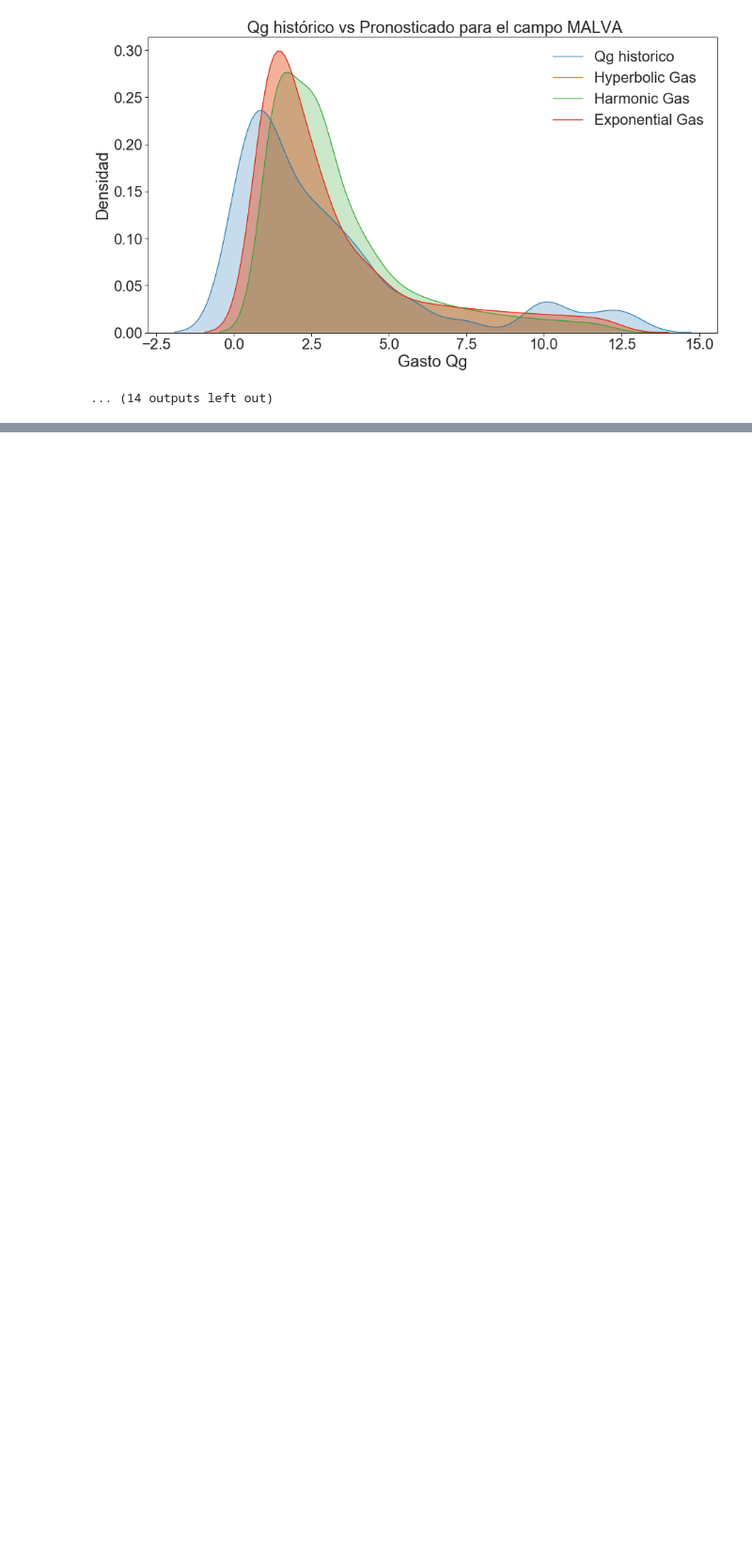
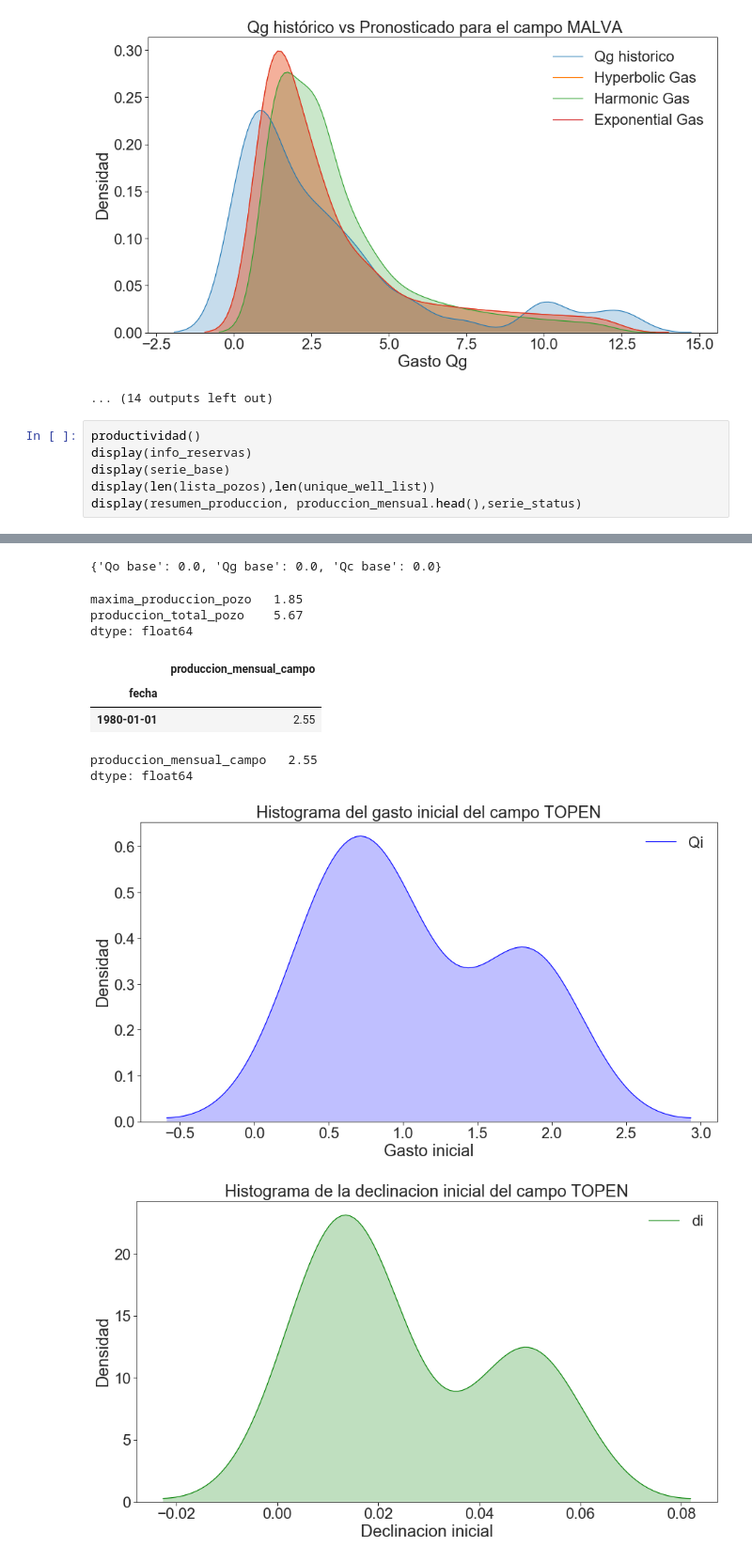
Before and after one commit to eliasft/projects, a Jupyter notebook: productividad_beta.ipynb, the cells around one changed output, grey strips where cells are left out. Shown at 94% size. Saved outputs shown, nothing was run; the diff lists cells and outputs as text; blank space fills up the shorter version.

```diff
--- a/productividad_beta.ipynb
+++ b/productividad_beta.ipynb
@@ -1264,3 +1264,10 @@ dtype: float64
 [figure]
 [figure]
 ... (14 outputs left out)
+# %%
+productividad()
+display(info_reservas)
+display(serie_base)
+display(len(lista_pozos),len(unique_well_list))
+display(resumen_produccion, produccion_mensual.head(),serie_status)
+# %% [output]
@@ -1266,0 +1288,11 @@ dtype: float64
+{'Qo base': 0.0, 'Qg base': 0.0, 'Qc base': 0.0}
+maxima_produccion_pozo   1.85
+produccion_total_pozo    5.67
+dtype: float64
+|  | produccion_mensual_campo |
+| fecha |  |
+| 1980-01-01 | 2.55 |
+produccion_mensual_campo   2.55
+dtype: float64
+[figure, added]
+[figure, added]
```
Also changed, not shown: parts of 4 cells of this notebook.
